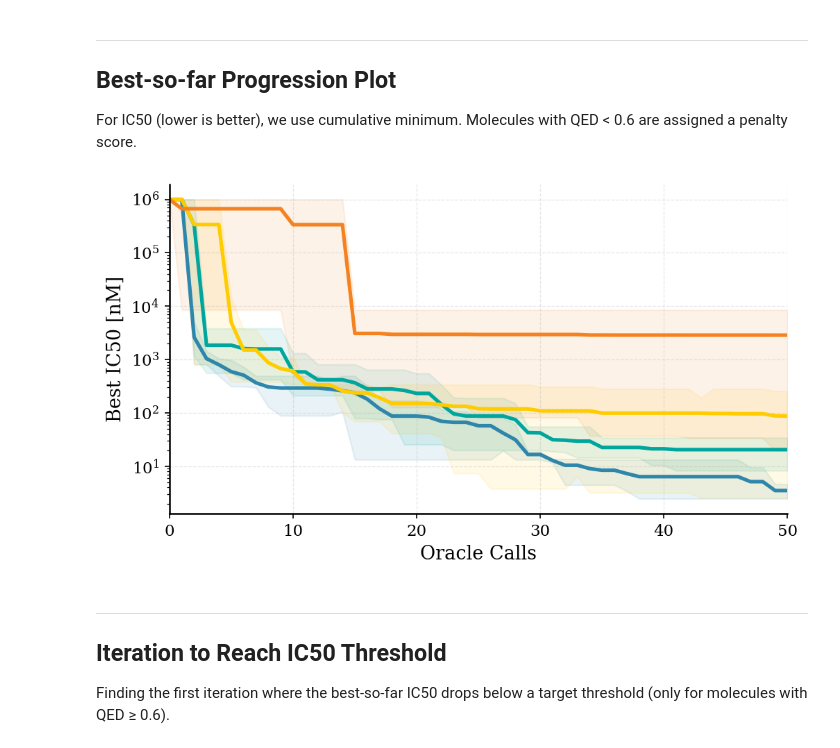
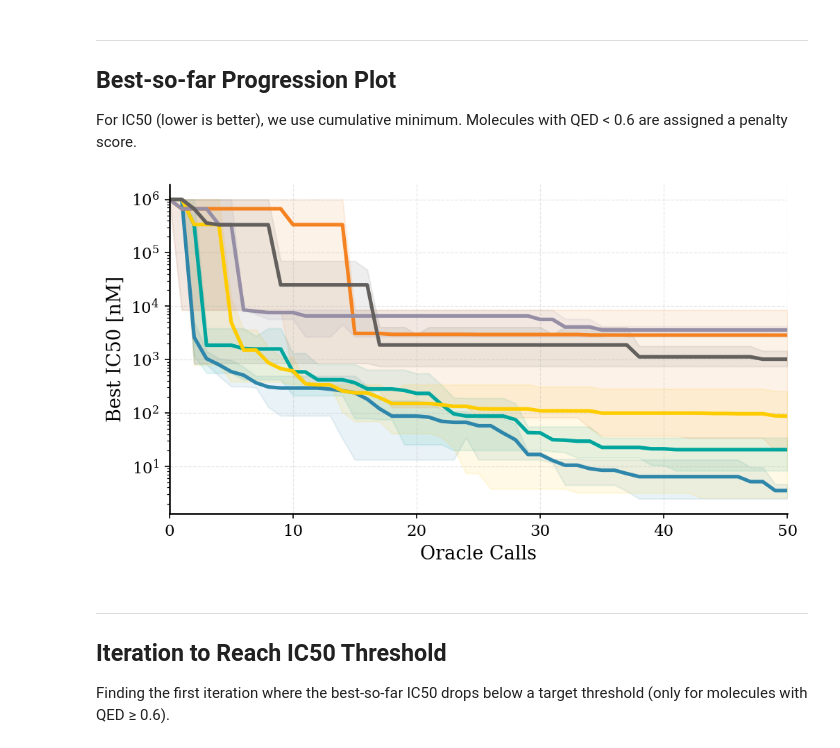
Before and after one commit to FabianKruger/molecule-optimization-agent, a Jupyter notebook: analysis/paper/xai_vs_no_xai_ic50mpro.ipynb, the cells around one changed output. Cells and saved outputs as stored; diff of their text form; code cells hidden in the pictures.

Commit message:
Adding zero-shot baselines (using task description or generic prompt) to the medicinal chemistry task plots

```diff
--- a/analysis/paper/xai_vs_no_xai_ic50mpro.ipynb
+++ b/analysis/paper/xai_vs_no_xai_ic50mpro.ipynb
@@ -45,7 +48,7 @@ def load_trace(p: Path) -> list:
     return d["trace"] if isinstance(d, dict) and "trace" in d else d
 
 
-def load_results_as_df(results_dir: Path, groups: list, qed_threshold: float, penalty: float) -> pd.DataFrame:
+def load_results_as_df(groups: list, qed_threshold: float, penalty: float) -> pd.DataFrame:
     """Load all results from JSON trace files into a DataFrame.
 
     For molecules with QED < qed_threshold, the IC50 score is replaced with a penalty value.
@@ -54,18 +57,18 @@ def load_results_as_df(results_dir: Path, groups: list, qed_threshold: float, pe
     """
     rows = []
 
-    for display_name, folder_name in groups:
-        folder_path = results_dir / folder_name
-        files = sorted(folder_path.glob("ic50mpro_qed_*.json"))
+    for display_name, base_dir, folder_name in groups:
+        folder_path = base_dir / folder_name
+        files = sorted(folder_path.glob("*.json"))
 
         if not files:
-            print(f"Warning: No files in {folder_path} matching ic50mpro_qed_*.json")
+            print(f"Warning: No JSON files found in {folder_path}")
             continue
 
-        for file_path in files:
-            # Extract replicate number from filename (e.g., "rep1", "rep2")
+        for file_idx, file_path in enumerate(files, start=1):
+            # Use explicit replicate from filename when present, otherwise fallback to file order
             rep_match = re.search(r'rep(\d+)', file_path.name)
-            replicate = int(rep_match.group(1)) if rep_match else 0
+            replicate = int(rep_match.group(1)) if rep_match else file_idx
 
             try:
                 trace = load_trace(file_path)
@@ -92,7 +95,7 @@ def load_results_as_df(results_dir: Path, groups: list, qed_threshold: float, pe
 
 
 # Load all results
-df = load_results_as_df(RESULTS_DIR, GROUPS, QED_THRESHOLD, QED_PENALTY_IC50)
+df = load_results_as_df(GROUPS, QED_THRESHOLD, QED_PENALTY_IC50)
 # %%
 # Check QED distribution and how many molecules pass the threshold
 qed_stats = df.groupby('model').agg(
@@ -174,25 +179,31 @@ fig, ax = plt.subplots(figsize=(7, 4), dpi=150)
 
 # Define color palette for explanation conditions
 model_colors = {
-    'Claude Opus 4.5 (Full XAI)': '#2E86AB',
-    'Claude Opus 4.5 (Partial XAI)': '#00a69d',
-    'Claude Opus 4.5 (No XAI)': '#ffcc00',
-    'Claude Opus 4.5 (No description)': '#f58220',
+    'Full Explanation': '#2E86AB',
+    'Partial Explanation': '#00a69d',
+    'No Explanation': '#ffcc00',
+    'No Description': '#f58220',
+    'LLM zero-shot batch (No Description)': "#968EA5",
+    'LLM zero-shot batch': "#625f5d",
 }
 
 # Define legend order and labels
 legend_order = [
-    'Claude Opus 4.5 (Full XAI)',
-    'Claude Opus 4.5 (Partial XAI)',
-    'Claude Opus 4.5 (No XAI)',
-    'Claude Opus 4.5 (No description)',
+    'Full Explanation',
+    'Partial Explanation',
+    'No Explanation',
+    'No Description',
+    'LLM zero-shot batch (No Description)',
+    'LLM zero-shot batch',
 ]
 
 legend_labels = {
-    'Claude Opus 4.5 (Full XAI)': 'Full explanations',
-    'Claude Opus 4.5 (Partial XAI)': 'Partial explanations',
-    'Claude Opus 4.5 (No XAI)': 'No explanations',
-    'Claude Opus 4.5 (No description)': 'No description',
+    'Full Explanation': 'Full explanations',
+    'Partial Explanation': 'Partial explanations',
+    'No Explanation': 'No explanations',
+    'No Description': 'No description',
+    'LLM zero-shot batch (No Description)': 'LLM zero-shot batch (No Description)',
+    'LLM zero-shot batch': 'LLM zero-shot batch',
 }
 
 # Plot with seaborn (mean + 95% bootstrap CI)
@@ -218,34 +229,34 @@ ax.set_yscale('log')
 ax.grid(True, alpha=0.3, linestyle='--', linewidth=0.6)
 ax.spines['top'].set_visible(False)
 ax.spines['right'].set_visible(False)
 
 # Conditionally show/hide legend
 if SHOW_LEGEND:
     handles, labels = ax.get_legend_handles_labels()
     new_labels = [legend_labels.get(label, label) for label in labels]
     legend = ax.legend(
         handles,
         new_labels,
         title='Model',
         frameon=True,
         fancybox=False,
         shadow=False,
         framealpha=0.95,
         edgecolor='black',
         loc='upper right'
     )
     legend.get_frame().set_linewidth(0.5)
 else:
     ax.get_legend().remove()
 
 plt.tight_layout()
 
 # Save figure as PDF
 plt.savefig('./figures/xai_vs_no_xai_ic50mpro.pdf', format='pdf', bbox_inches='tight', dpi=300)
 
 plt.show()
 # %% [output]
-[figure, old version]
+[figure, new version]
 # %% [markdown]
 ---
 ## Iteration to Reach IC50 Threshold
```
Also changed, not shown: parts of 5 cells of this notebook, 3 other files.
